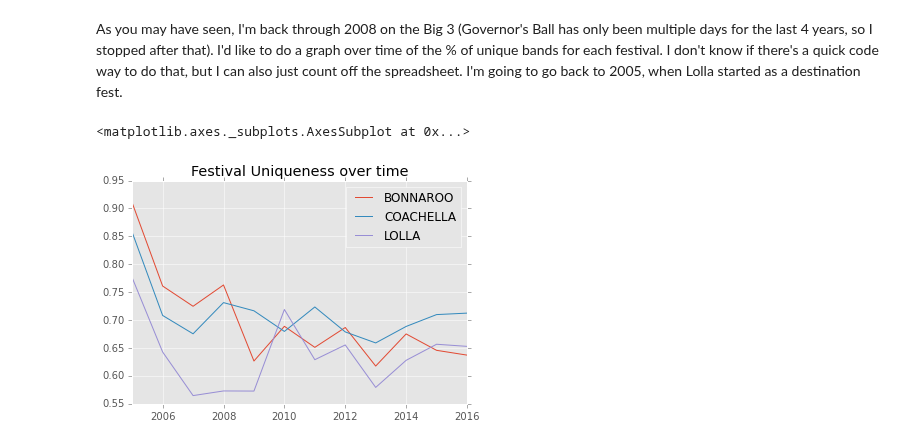
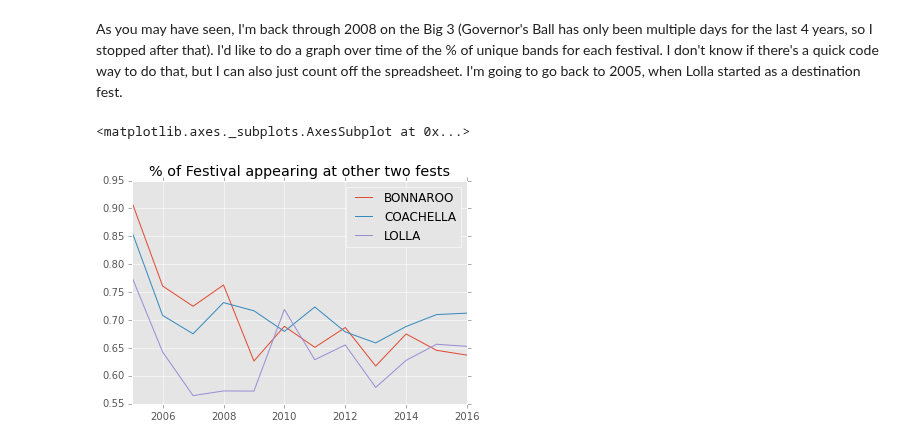
Before and after one commit to hunterowens/hunterowens.github.io, a Jupyter notebook: notebooks/festival_power_ranks_multiyear.ipynb, the cells around one changed output. Cells and saved outputs as stored; diff of their text form; code cells hidden in the pictures.

```diff
--- a/notebooks/festival_power_ranks_multiyear.ipynb
+++ b/notebooks/festival_power_ranks_multiyear.ipynb
@@ -38,7 +38,7 @@ for key in sorted(data):
     chart_data[key] = { festival: 1 - compute_percentage_of_lineup_in_other_festivals(festival, data[key]) for
                        festival in data[key].columns}
 # %%
-pd.DataFrame.from_dict(chart_data, orient='index').plot(title='Festival Uniqueness over time')
+pd.DataFrame.from_dict(chart_data, orient='index').plot(title='% of Festival appearing at other two fests')
 # %% [output]
 <matplotlib.axes._subplots.AxesSubplot at 0x...>
-[figure, old version]
+[figure, new version]
```
